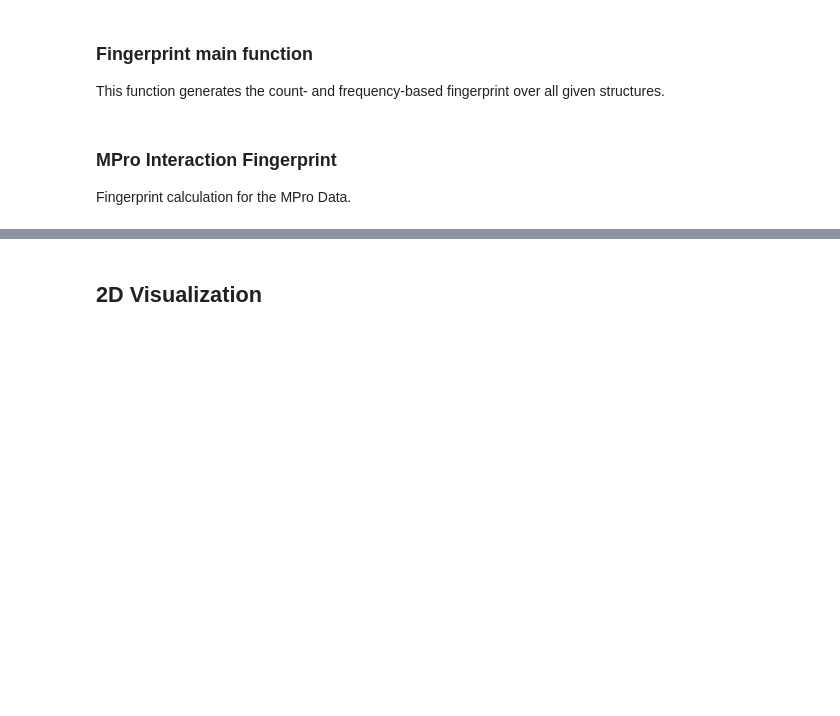
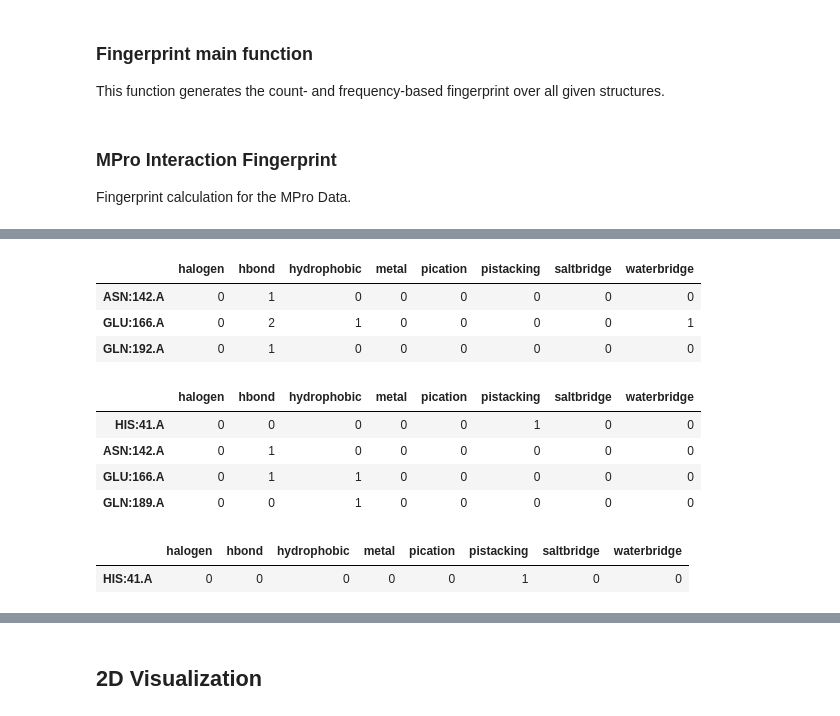
Before and after one commit to volkamerlab/plipify, a Jupyter notebook: plipify/Plipify.ipynb, the cells around one changed output, grey strips where cells are left out. Drawn from its saved outputs; the diff is of its cells as text; code cells hidden in the pictures; blank space fills up the shorter version.

```diff
--- a/plipify/Plipify.ipynb
+++ b/plipify/Plipify.ipynb
@@ -122,0 +293,35 @@ fp
+# %%
+structure =[]
+full_filename="./data/diamond_xchem_screen_mpro_all_pdbs/Mpro-x0540.pdb"
+structure.append(Structure.from_pdbfile(full_filename))
+fp_creator = InteractionFingerprint(structure, indices)
+count_fp = fp_creator.calculate_fingerprint(labeled=True, as_dataframe=True, remove_non_interacting_residues=True)
+count_fp
+# %% [output]
+|  | halogen | hbond | hydrophobic | metal | pication | pistacking | saltbridge | waterbridge |
+| ASN:142.A | 0 | 1 | 0 | 0 | 0 | 0 | 0 | 0 |
+| GLU:166.A | 0 | 2 | 1 | 0 | 0 | 0 | 0 | 1 |
+| GLN:192.A | 0 | 1 | 0 | 0 | 0 | 0 | 0 | 0 |
+# %%
+structure =[]
+full_filename="./data/diamond_xchem_screen_mpro_all_pdbs/Mpro-x0434.pdb"
+structure.append(Structure.from_pdbfile(full_filename))
+fp_creator = InteractionFingerprint(structure, indices)
+count_fp = fp_creator.calculate_fingerprint(labeled=True, as_dataframe=True, remove_non_interacting_residues=True)
+count_fp
+# %% [output]
+|  | halogen | hbond | hydrophobic | metal | pication | pistacking | saltbridge | waterbridge |
+| HIS:41.A | 0 | 0 | 0 | 0 | 0 | 1 | 0 | 0 |
+| ASN:142.A | 0 | 1 | 0 | 0 | 0 | 0 | 0 | 0 |
+| GLU:166.A | 0 | 1 | 1 | 0 | 0 | 0 | 0 | 0 |
+| GLN:189.A | 0 | 0 | 1 | 0 | 0 | 0 | 0 | 0 |
+# %%
+structure =[]
+full_filename="./data/diamond_xchem_screen_mpro_all_pdbs/Mpro-x0387.pdb"
+structure.append(Structure.from_pdbfile(full_filename))
+fp_creator = InteractionFingerprint(structure, indices)
+count_fp = fp_creator.calculate_fingerprint(labeled=True, as_dataframe=True, remove_non_interacting_residues=True)
+count_fp
+# %% [output]
+|  | halogen | hbond | hydrophobic | metal | pication | pistacking | saltbridge | waterbridge |
+| HIS:41.A | 0 | 0 | 0 | 0 | 0 | 1 | 0 | 0 |
```
Also changed, not shown: parts of 22 cells of this notebook, 2 other files.
